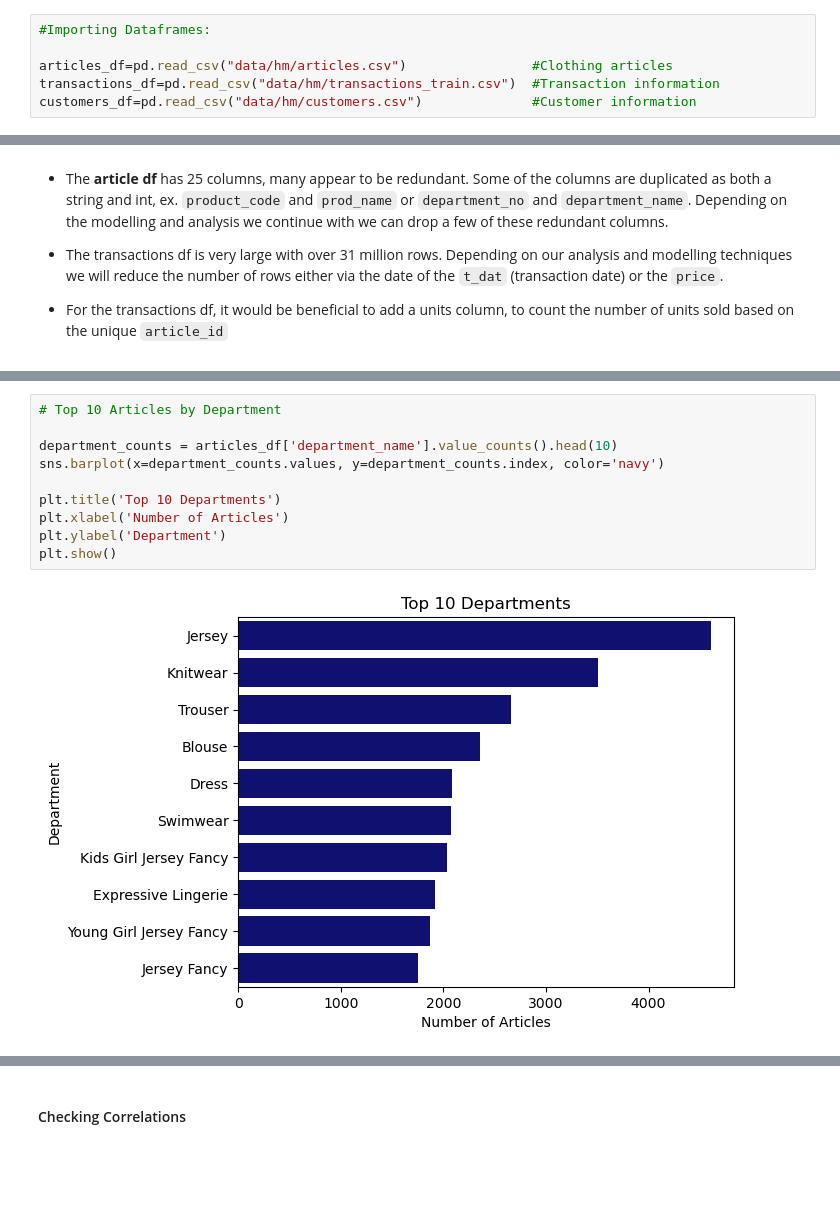
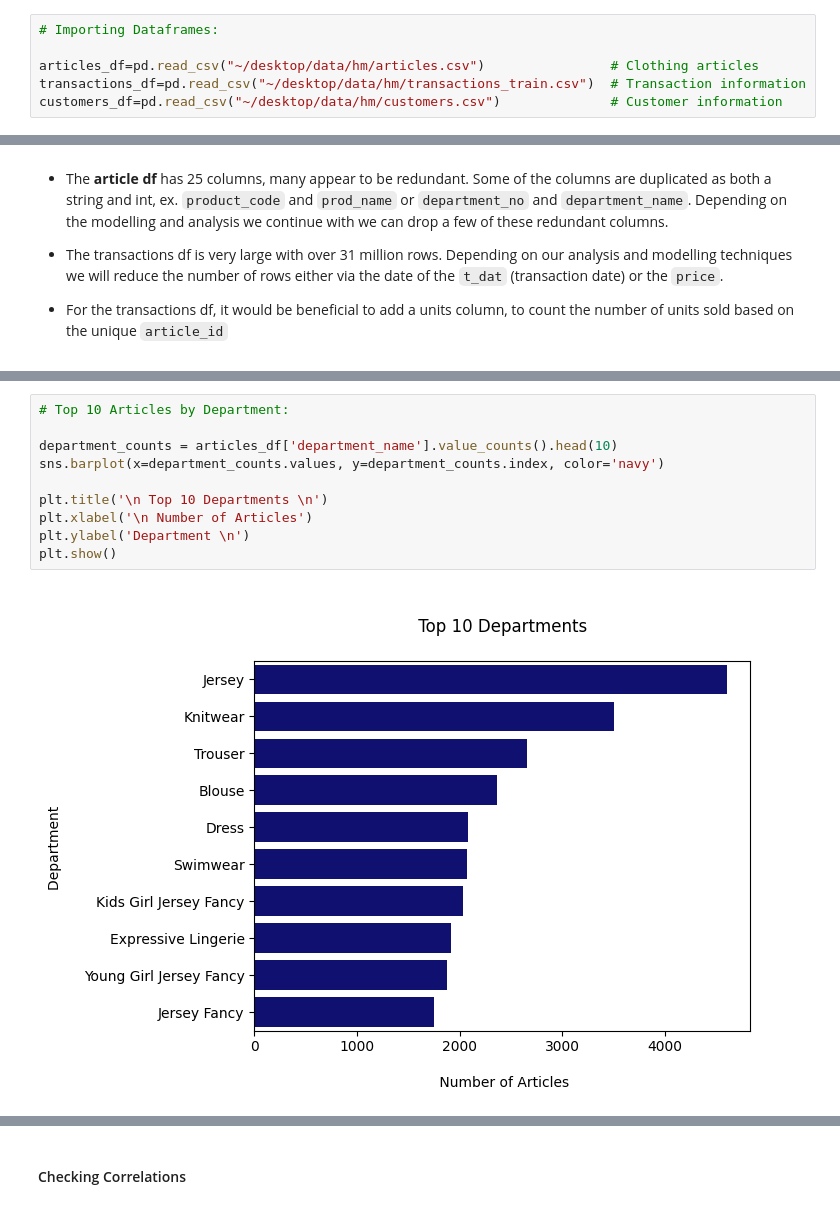
Before and after one commit to atoosa-r/clothing_recommender_systems, a Jupyter notebook: notebooks/Sprint_1_HM_Recommendation_System.ipynb, the cells around one changed output, grey strips where cells are left out. Cells and saved outputs as stored; diff of their text form; blank space fills up the shorter version.

```diff
--- a/notebooks/Sprint_1_HM_Recommendation_System.ipynb
+++ b/notebooks/Sprint_1_HM_Recommendation_System.ipynb
@@ -45,6 +45,6 @@ import statsmodels.api as sm          #For statistical modelling
 # %%
-#Importing Dataframes:
+# Importing Dataframes:
 
-articles_df=pd.read_csv("data/hm/articles.csv")                #Clothing articles
-transactions_df=pd.read_csv("data/hm/transactions_train.csv")  #Transaction information
-customers_df=pd.read_csv("data/hm/customers.csv")              #Customer information
+articles_df=pd.read_csv("~/desktop/data/hm/articles.csv")                # Clothing articles
+transactions_df=pd.read_csv("~/desktop/data/hm/transactions_train.csv")  # Transaction information
+customers_df=pd.read_csv("~/desktop/data/hm/customers.csv")              # Customer information
@@ -232,13 +266,13 @@ plt.show()
 # %%
-# Top 10 Articles by Department
+# Top 10 Articles by Department:
 
 department_counts = articles_df['department_name'].value_counts().head(10)
 sns.barplot(x=department_counts.values, y=department_counts.index, color='navy')
 
-plt.title('Top 10 Departments')
-plt.xlabel('Number of Articles')
-plt.ylabel('Department')
+plt.title('\n Top 10 Departments \n')
+plt.xlabel('\n Number of Articles')
+plt.ylabel('Department \n')
 plt.show()
 # %% [output]
-[figure, old version]
+[figure, new version]
 # %%
```
Also changed, not shown: parts of 54 cells of this notebook.
